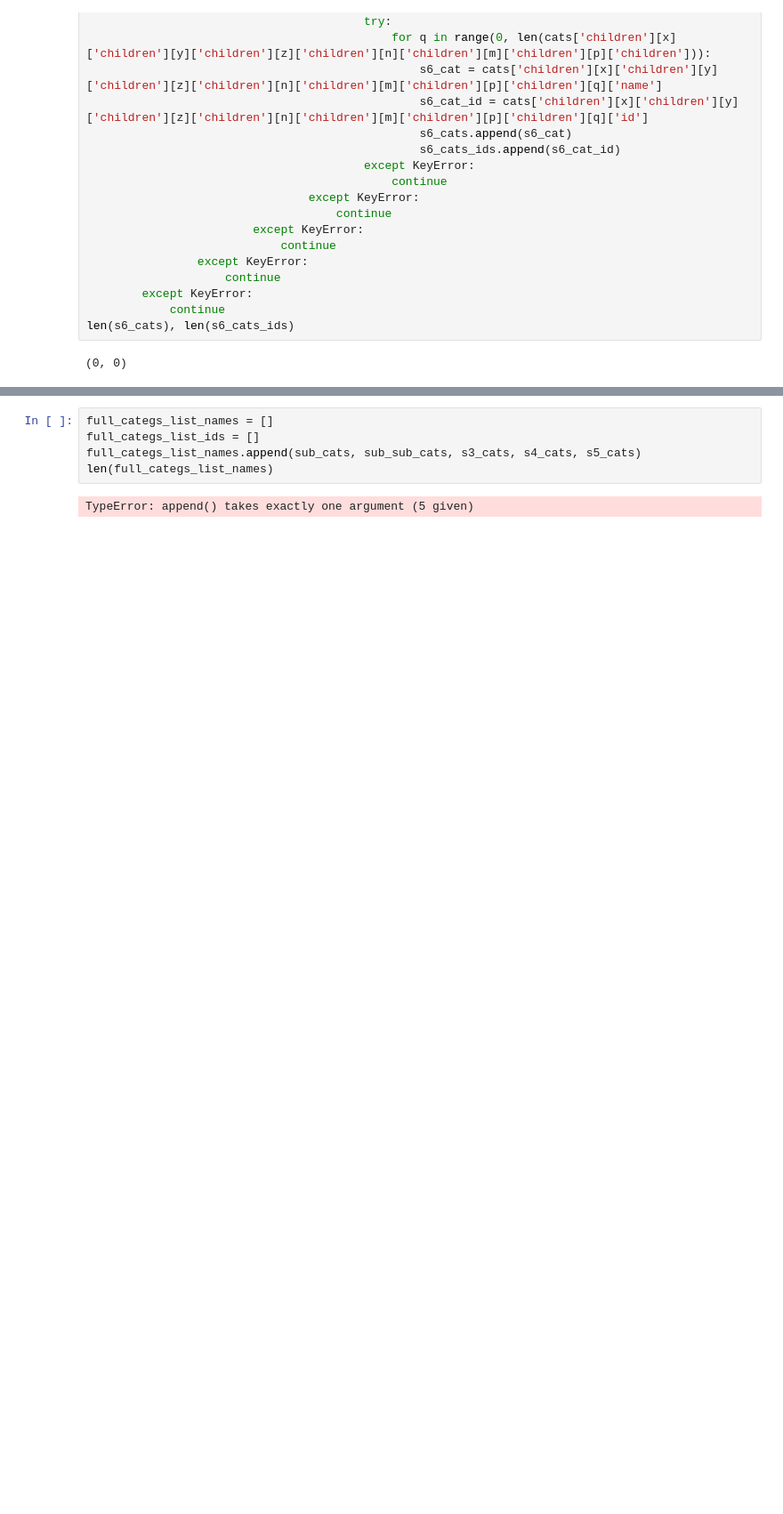
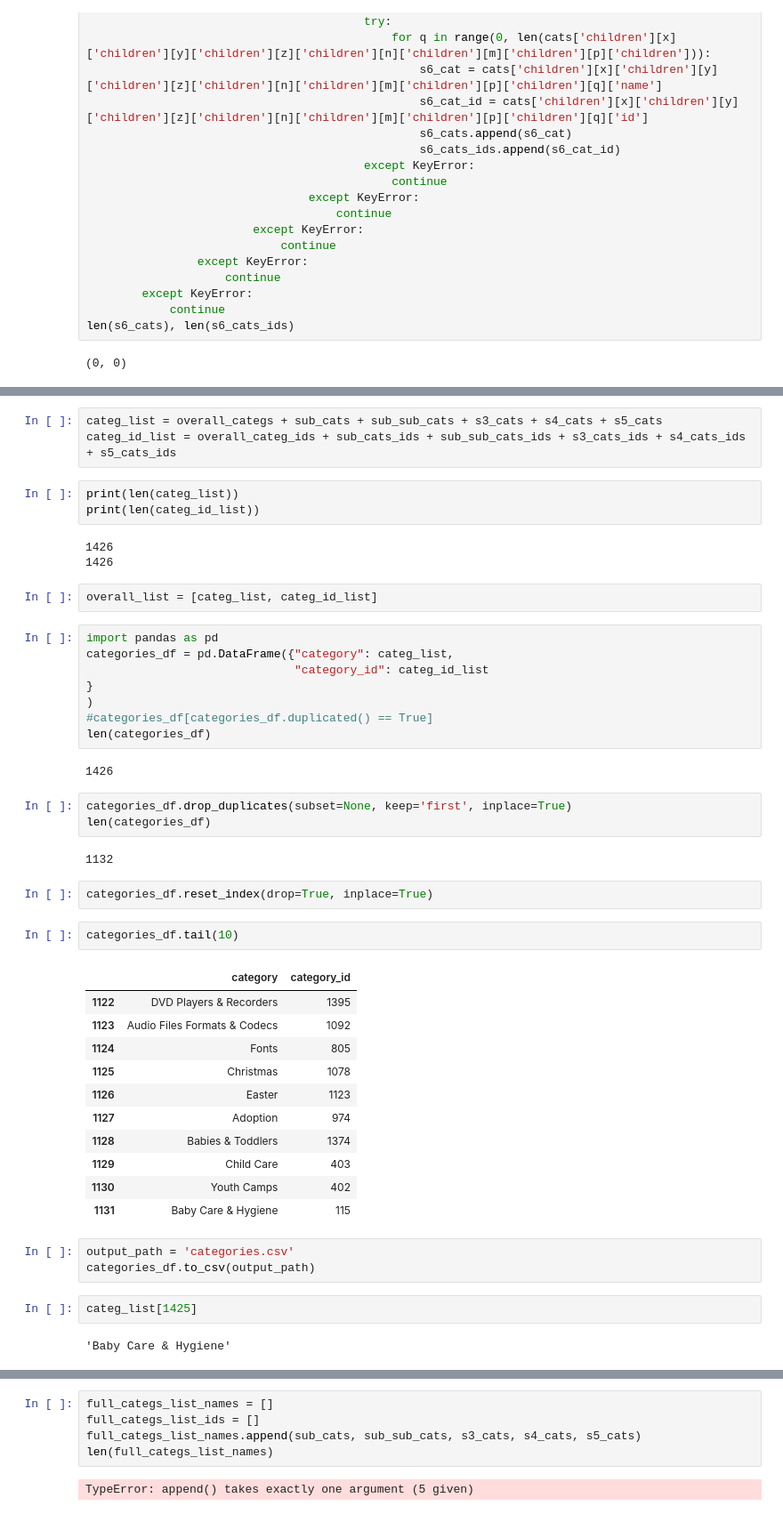
Before and after one commit to sarahDH615/google_trends_covid_project, a Jupyter notebook: sarah/categories_dict.ipynb, the cells around one changed output, grey strips where cells are left out. Shown: that part at 89% size. Drawn from its saved outputs; the diff is of its cells as text; blank space fills up the shorter version.

```diff
--- a/sarah/categories_dict.ipynb
+++ b/sarah/categories_dict.ipynb
@@ -204,0 +303,49 @@ len(s6_cats), len(s6_cats_ids)
+# %%
+categ_list = overall_categs + sub_cats + sub_sub_cats + s3_cats + s4_cats + s5_cats
+categ_id_list = overall_categ_ids + sub_cats_ids + sub_sub_cats_ids + s3_cats_ids + s4_cats_ids + s5_cats_ids
+# %%
+print(len(categ_list))
+print(len(categ_id_list))
+# %% [output]
+1426
+1426
+# %%
+overall_list = [categ_list, categ_id_list]
+# %%
+import pandas as pd
+categories_df = pd.DataFrame({"category": categ_list,
+                              "category_id": categ_id_list
+}
+)
+#categories_df[categories_df.duplicated() == True]
+len(categories_df)
+# %% [output]
+1426
+# %%
+categories_df.drop_duplicates(subset=None, keep='first', inplace=True)
+len(categories_df)
+# %% [output]
+1132
+# %%
+categories_df.reset_index(drop=True, inplace=True)
+# %%
+categories_df.tail(10)
+# %% [output]
+|  | category | category_id |
+| 1122 | DVD Players & Recorders | 1395 |
+| 1123 | Audio Files Formats & Codecs | 1092 |
+| 1124 | Fonts | 805 |
+| 1125 | Christmas | 1078 |
+| 1126 | Easter | 1123 |
+| 1127 | Adoption | 974 |
+| 1128 | Babies & Toddlers | 1374 |
+| 1129 | Child Care | 403 |
+| 1130 | Youth Camps | 402 |
+| 1131 | Baby Care & Hygiene | 115 |
+# %%
+output_path = 'categories.csv'
+categories_df.to_csv(output_path)
+# %%
+categ_list[1425]
+# %% [output]
+'Baby Care & Hygiene'
```
Also changed, not shown: parts of 5 cells of this notebook, 1 other file.
